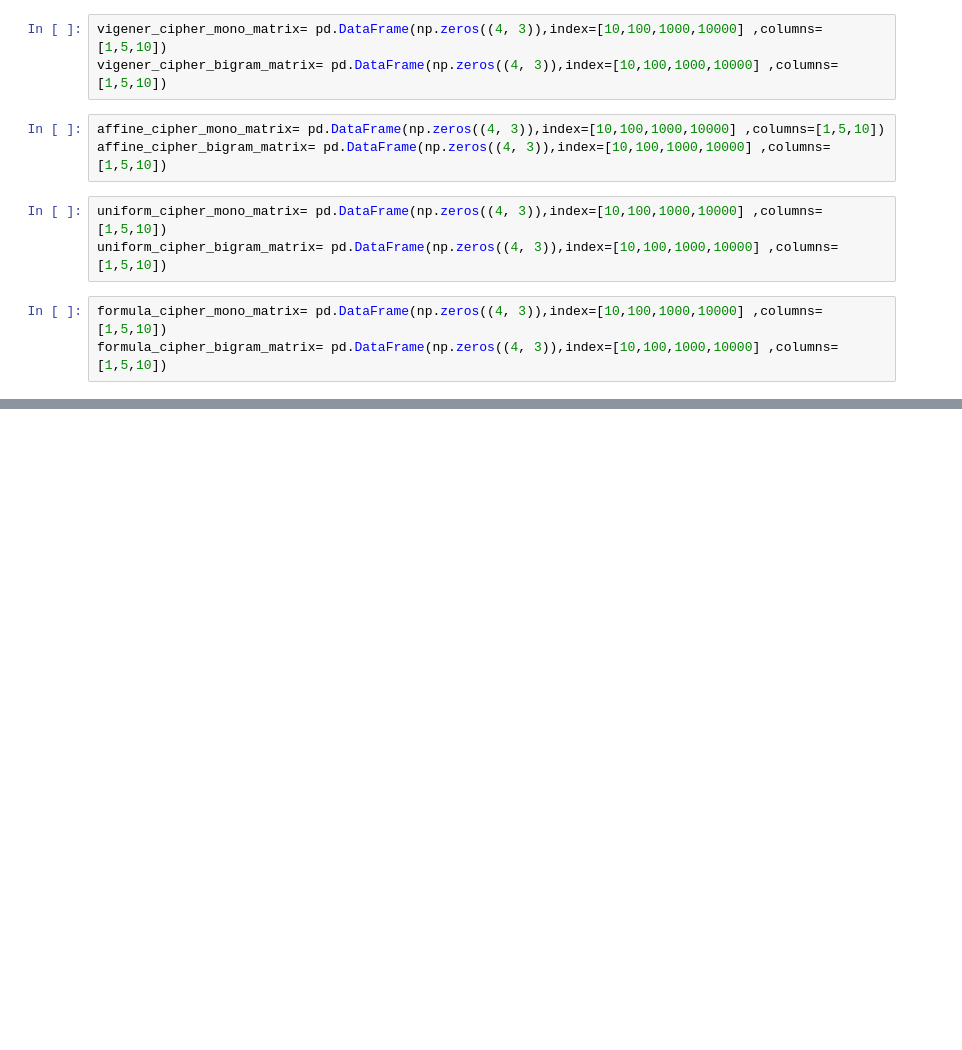
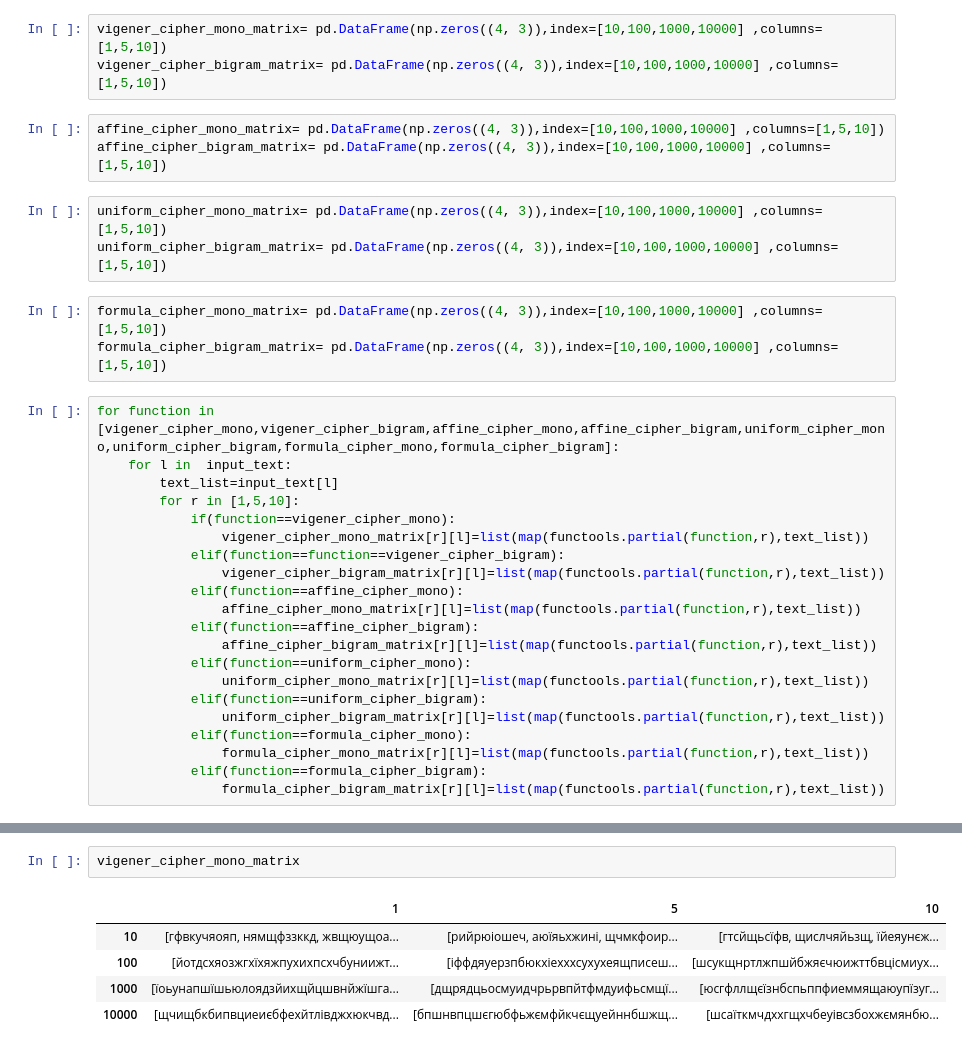
Before and after one commit to andrew-kolomiets/Cryptanalysis, a Jupyter notebook: Lab-2/code.ipynb, the cells around one changed output, grey strips where cells are left out. Drawn from its saved outputs; the diff is of its cells as text; blank space fills up the shorter version.

```diff
--- a/Lab-2/code.ipynb
+++ b/Lab-2/code.ipynb
@@ -218,3 +224,24 @@ uniform_cipher_bigram_matrix= pd.DataFrame(np.zeros((4, 3)),index=[10,100,1000,1
 # %%
 formula_cipher_mono_matrix= pd.DataFrame(np.zeros((4, 3)),index=[10,100,1000,10000] ,columns=[1,5,10])
 formula_cipher_bigram_matrix= pd.DataFrame(np.zeros((4, 3)),index=[10,100,1000,10000] ,columns=[1,5,10])
+# %%
+for function in [vigener_cipher_mono,vigener_cipher_bigram,affine_cipher_mono,affine_cipher_bigram,uniform_cipher_mono,uniform_cipher_bigram,formula_cipher_mono,formula_cipher_bigram]:
+    for l in  input_text:
+        text_list=input_text[l]
+        for r in [1,5,10]:
+            if(function==vigener_cipher_mono):
+                vigener_cipher_mono_matrix[r][l]=list(map(functools.partial(function,r),text_list))
+            elif(function==function==vigener_cipher_bigram):
+                vigener_cipher_bigram_matrix[r][l]=list(map(functools.partial(function,r),text_list))
+            elif(function==affine_cipher_mono):
+                affine_cipher_mono_matrix[r][l]=list(map(functools.partial(function,r),text_list))
+            elif(function==affine_cipher_bigram):
+                affine_cipher_bigram_matrix[r][l]=list(map(functools.partial(function,r),text_list))
+            elif(function==uniform_cipher_mono):
+                uniform_cipher_mono_matrix[r][l]=list(map(functools.partial(function,r),text_list))
+            elif(function==uniform_cipher_bigram):
+                uniform_cipher_bigram_matrix[r][l]=list(map(functools.partial(function,r),text_list))
+            elif(function==formula_cipher_mono):
+                formula_cipher_mono_matrix[r][l]=list(map(functools.partial(function,r),text_list))
+            elif(function==formula_cipher_bigram):
+                formula_cipher_bigram_matrix[r][l]=list(map(functools.partial(function,r),text_list))
@@ -220,0 +266,8 @@ formula_cipher_bigram_matrix= pd.DataFrame(np.zeros((4, 3)),index=[10,100,1000,1
+# %%
+vigener_cipher_mono_matrix
+# %% [output]
+|  | 1 | 5 | 10 |
+| 10 | [гфвкучяояп, нямщфззккд, жвщюущоа... | [рийрюіошеч, аюїяьхжині, щчмкфоир... | [гтсйщьсїфв, щислчяйьзщ, їйеяунєж... |
+| 100 | [йотдсхяозжгхїхяжпухихпсхчбуниижт... | [іффдяуерзпбюкхіехххсухухеящписеш... | [шсукщнртлжпшйбжяєчюижттбвцісмиух... |
+| 1000 | [їоьунапшїшьюлоядзйихщйцшвнйжїшга... | [дщрядцьосмуидчрьрвпйтфмдуифьсмщї... | [юсгфллщєїзнбспьппфиеммящаюупїзуг... |
+| 10000 | [щчищбкбипвциеиєбфехйтлівджхюкчвд... | [бпшнвпцшєгюбфьжємфйкчєщуейннбшжщ... | [шсаїткмчдххгщхчбеуівсзбохжємянбю... |
```
Also changed, not shown: parts of 12 cells of this notebook.
